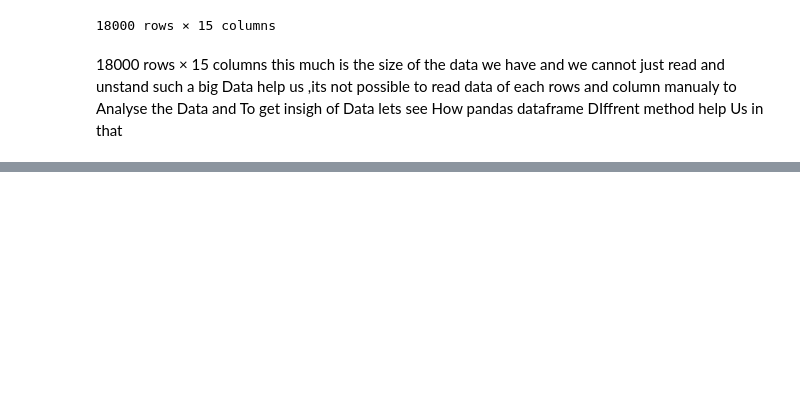
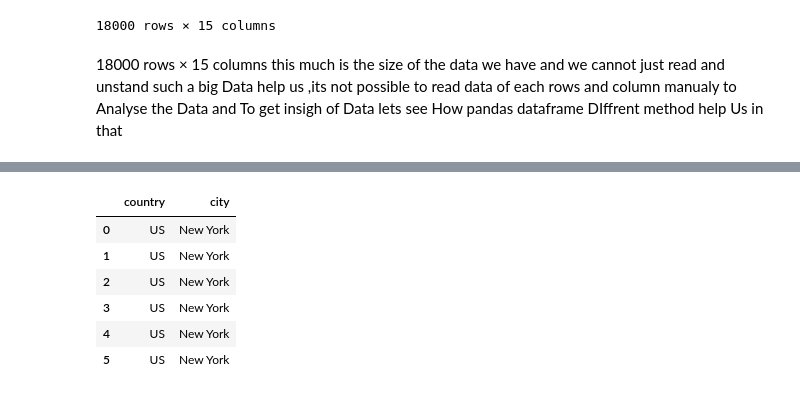
Before and after one commit to Ankitgujare/Ai-Ml-Payground, a Jupyter notebook: 02_Numpy_Pandas/StartingWithPandas/UseCSV&JSON/WorkingwithDataframe____03.ipynb, the cells around one changed output, grey strips where cells are left out. Saved outputs shown, nothing was run; the diff lists cells and outputs as text; code cells hidden in the pictures; blank space fills up the shorter version.

```diff
--- a/02_Numpy_Pandas/StartingWithPandas/UseCSV&JSON/WorkingwithDataframe____03.ipynb
+++ b/02_Numpy_Pandas/StartingWithPandas/UseCSV&JSON/WorkingwithDataframe____03.ipynb
@@ -30,0 +128,10 @@ df.head()
+# %%
+df.loc[0:5,["country","city"]]
+# %% [output]
+|  | country | city |
+| 0 | US | New York |
+| 1 | US | New York |
+| 2 | US | New York |
+| 3 | US | New York |
+| 4 | US | New York |
+| 5 | US | New York |
```
Also changed, not shown: parts of 20 cells of this notebook.
